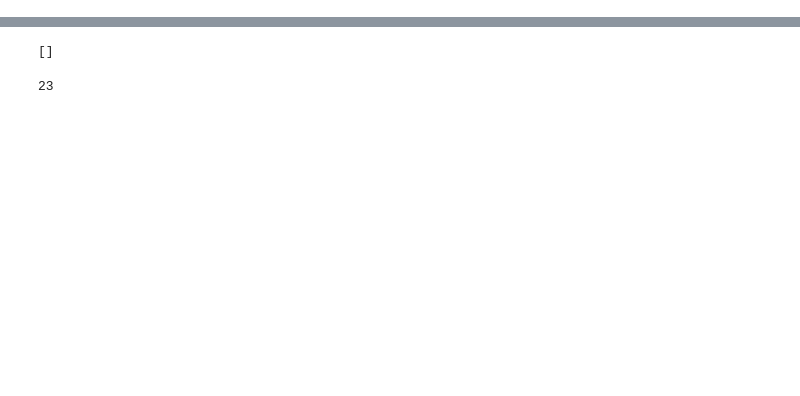
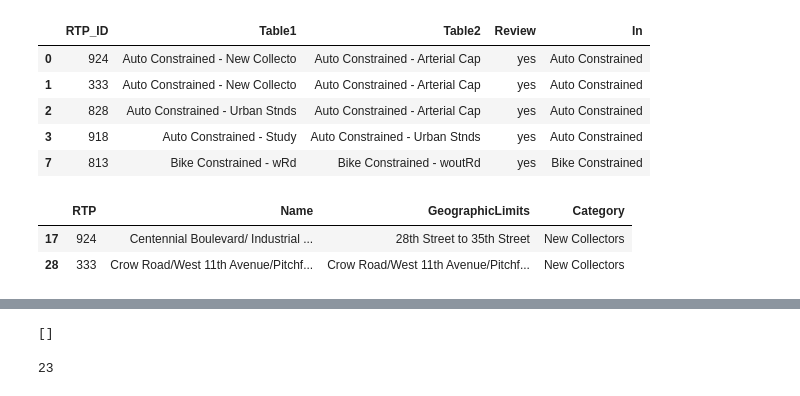
Before and after one commit to dongmeic/RTP, a Jupyter notebook: projlist/1.review_RTP_project_list.ipynb, the cells around one changed output, grey strips where cells are left out. Drawn from its saved outputs; the diff is of its cells as text; code cells hidden in the pictures; blank space fills up the shorter version.

```diff
--- a/projlist/1.review_RTP_project_list.ipynb
+++ b/projlist/1.review_RTP_project_list.ipynb
@@ -32,0 +62,9 @@ The IDs [512.0, 839.0] in Bike Illustrative - onstreet w are in Bike Illustrativ
+# %%
+RTP.reviewIDforGIS(year=2045)
+# %% [output]
+|  | RTP_ID | Table1 | Table2 | Review | In |
+| 0 | 924 | Auto Constrained - New Collecto | Auto Constrained - Arterial Cap | yes | Auto Constrained |
+| 1 | 333 | Auto Constrained - New Collecto | Auto Constrained - Arterial Cap | yes | Auto Constrained |
+| 2 | 828 | Auto Constrained - Urban Stnds | Auto Constrained - Arterial Cap | yes | Auto Constrained |
+| 3 | 918 | Auto Constrained - Study | Auto Constrained - Urban Stnds | yes | Auto Constrained |
+| 7 | 813 | Bike Constrained - wRd | Bike Constrained - woutRd | yes | Bike Constrained |
@@ -32,0 +87,6 @@ The IDs [512.0, 839.0] in Bike Illustrative - onstreet w are in Bike Illustrativ
+# %%
+ACNewCollecto[ACNewCollecto.RTP.isin(IDs)][['RTP', 'Name', 'GeographicLimits', 'Category']]
+# %% [output]
+|  | RTP | Name | GeographicLimits | Category |
+| 17 | 924 | Centennial Boulevard/ Industrial ... | 28th Street to 35th Street | New Collectors |
+| 28 | 333 | Crow Road/West 11th Avenue/Pitchf... | Crow Road/West 11th Avenue/Pitchf... | New Collectors |
```
Also changed, not shown: parts of 12 cells of this notebook, 2 other files.
